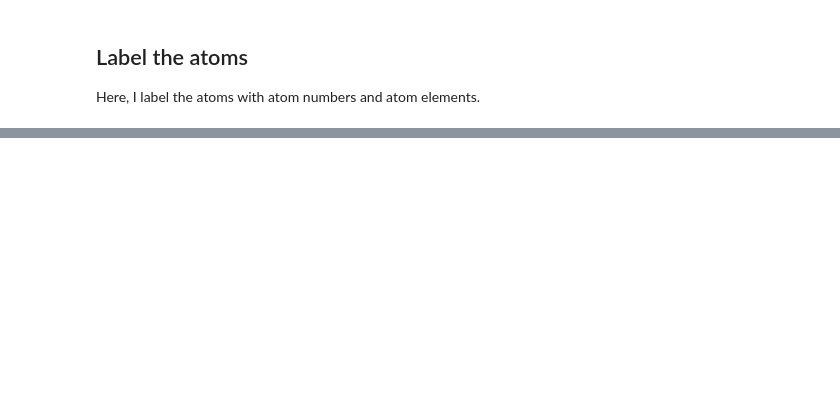
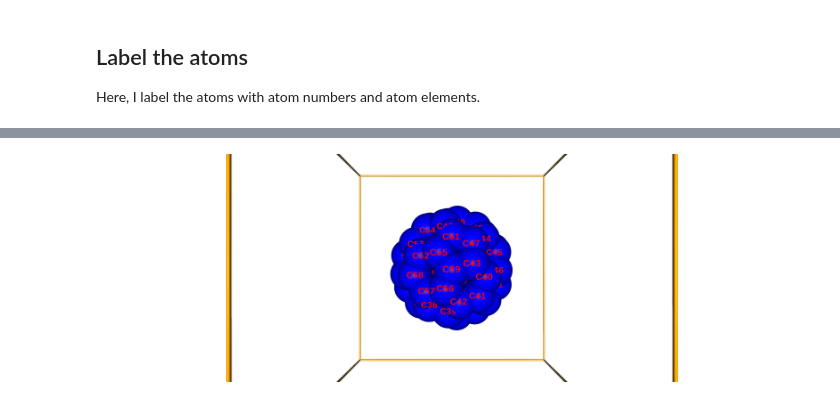
Before and after one commit to osscar-org/osscar-docs, a Jupyter notebook: notebooks/nglview_basic.ipynb, the cells around one changed output, grey strips where cells are left out. Cells and saved outputs as stored; diff of their text form; code cells hidden in the pictures; blank space fills up the shorter version.

```diff
--- a/notebooks/nglview_basic.ipynb
+++ b/notebooks/nglview_basic.ipynb
@@ -55,3 +79,8 @@ NGLWidget(n_components=1)
+# %%
+view3.render_image()
+view3._display_image()
+# %% [output]
+[figure, added]
 # %% [markdown]
 This work has been done with the support of the EPFL Open Science found [OSSCAR](http://www.osscar.org).
 
```
Also changed, not shown: parts of 14 cells of this notebook, 2 other files.
